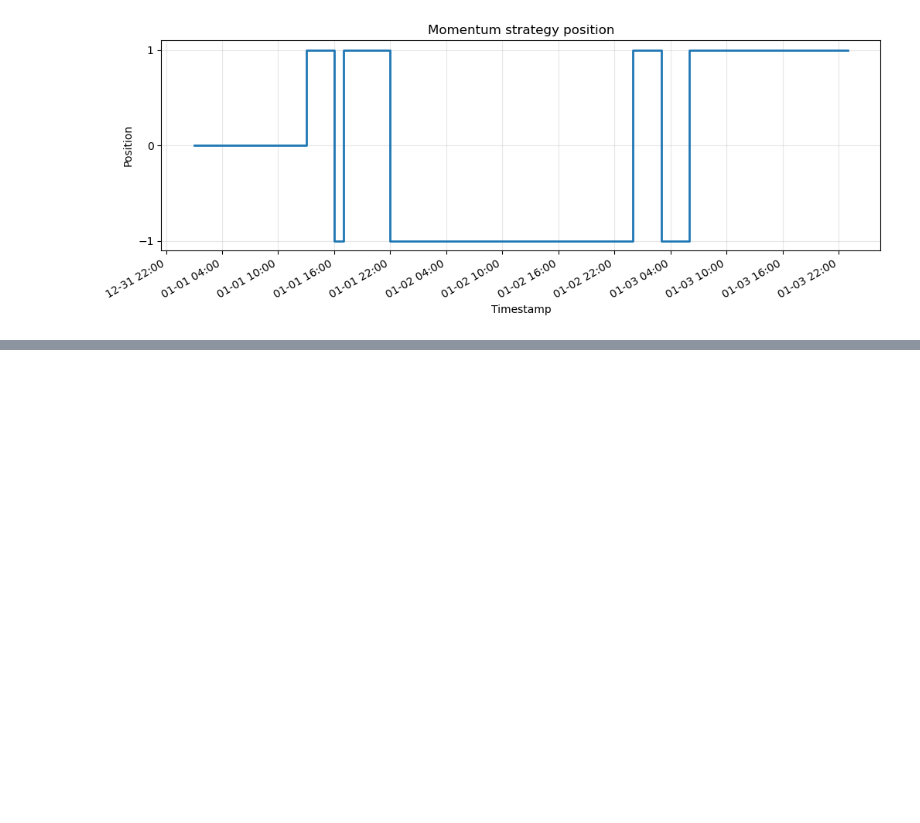
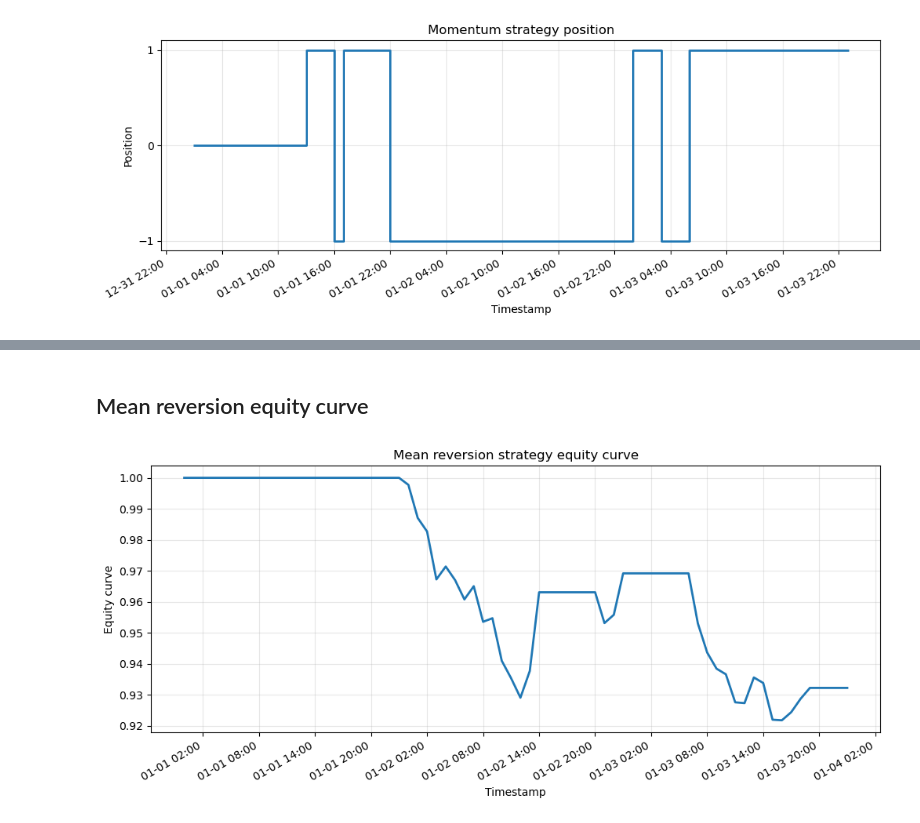
Before and after one commit to Piotr-Gala/market-signal-lab, a Jupyter notebook: notebooks/market_signal_analysis_volatile_sample.ipynb, the cells around one changed output, grey strips where cells are left out. Cells and saved outputs as stored; diff of their text form; code cells hidden in the pictures; blank space fills up the shorter version.

```diff
--- a/notebooks/market_signal_analysis_volatile_sample.ipynb
+++ b/notebooks/market_signal_analysis_volatile_sample.ipynb
@@ -285,0 +284,9 @@ The dataset is synthetic and intentionally small, so the results are highly samp
+# %%
+mean_reversion_threshold = 1.0
+
+df["mean_reversion_signal"] = mean_reversion_signal(
+    df["z_score"],
+    entry_threshold=mean_reversion_threshold,
+)
+
+df[["z_score", "mean_reversion_signal"]].tail()
@@ -285,0 +305,16 @@ The dataset is synthetic and intentionally small, so the results are highly samp
+# %%
+df["mean_reversion_position"] = df["mean_reversion_signal"].shift(1)
+
+df["mean_reversion_return"] = df["mean_reversion_position"] * df["return"]
+df["mean_reversion_equity_curve"] = (
+    1 + df["mean_reversion_return"].fillna(0)
+).cumprod()
+
+df[
+    [
+        "return",
+        "mean_reversion_position",
+        "mean_reversion_return",
+        "mean_reversion_equity_curve",
+    ]
+].tail()
@@ -285,0 +329,19 @@ The dataset is synthetic and intentionally small, so the results are highly samp
+# %% [markdown]
+## Mean reversion equity curve
+# %%
+fig, ax = plt.subplots(figsize=(12, 5))
+
+ax.plot(df.index, df["mean_reversion_equity_curve"], linewidth=2.0, zorder=3)
+
+ax.set_title("Mean reversion strategy equity curve")
+ax.set_xlabel("Timestamp")
+ax.set_ylabel("Equity curve")
+ax.grid(True, alpha=0.3, zorder=0)
+
+ax.xaxis.set_major_locator(mdates.HourLocator(interval=6))
+ax.xaxis.set_major_formatter(mdates.DateFormatter("%m-%d %H:%M"))
+
+fig.autofmt_xdate()
+plt.show()
+# %% [output]
+[figure, added]
```
Also changed, not shown: parts of 12 cells of this notebook.
